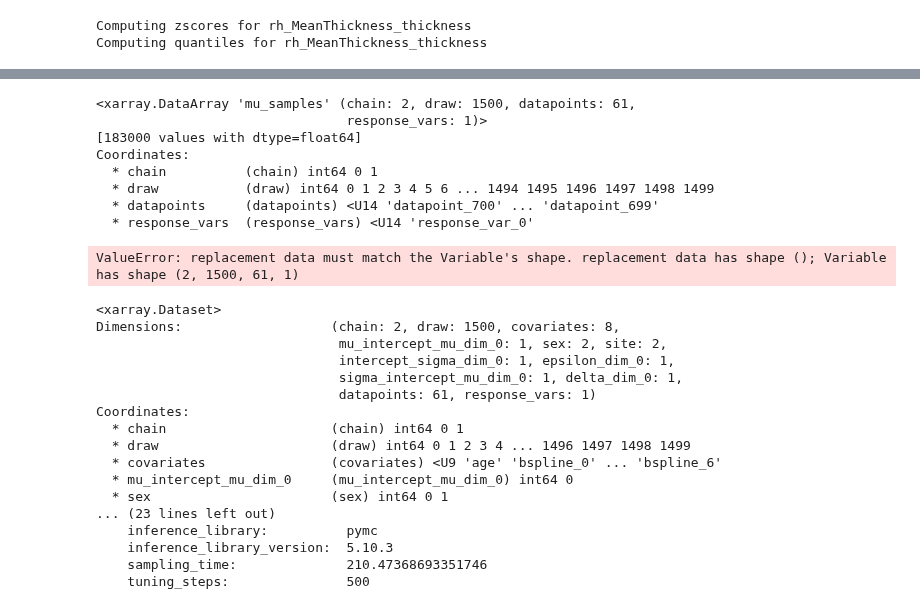
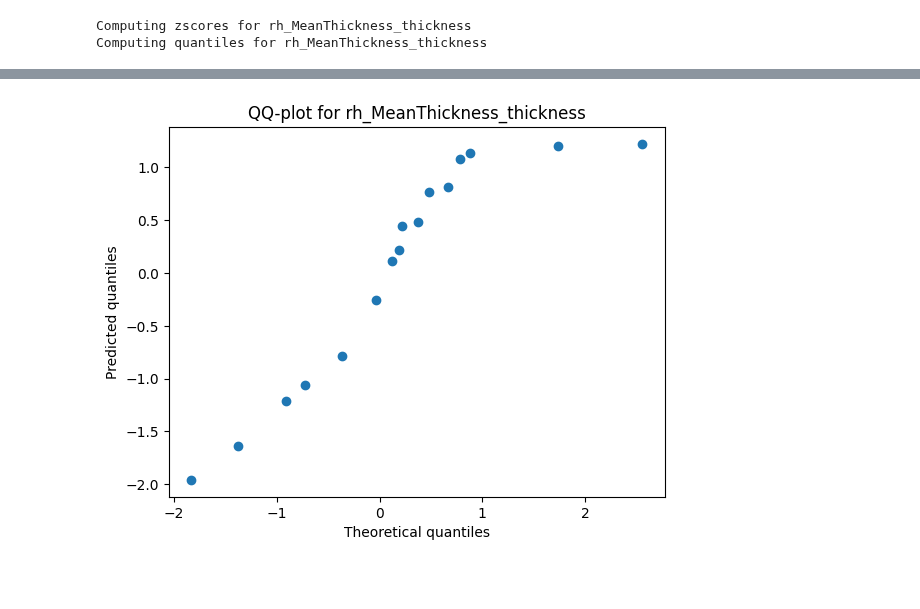
Before and after one commit to amarquand/PCNtoolkit, a Jupyter notebook: example_notebooks/hbr_example.ipynb, the cells around one changed output, grey strips where cells are left out. Saved outputs shown, nothing was run; the diff lists cells and outputs as text; code cells hidden in the pictures; blank space fills up the shorter version.

```diff
--- a/example_notebooks/hbr_example.ipynb
+++ b/example_notebooks/hbr_example.ipynb
@@ -382,35 +341,4 @@ post['mu_samples'] = post.mu_samples.drop_vars(["chain","draw","datapoints","res
-# %%
-post.mu_samples
-# %% [output]
-<xarray.DataArray 'mu_samples' (chain: 2, draw: 1500, datapoints: 61,
-                                response_vars: 1)>
-[183000 values with dtype=float64]
-Coordinates:
-  * chain          (chain) int64 0 1
-  * draw           (draw) int64 0 1 2 3 4 5 6 ... 1494 1495 1496 1497 1498 1499
-  * datapoints     (datapoints) <U14 'datapoint_700' ... 'datapoint_699'
-  * response_vars  (response_vars) <U14 'response_var_0'
-# %%
-post.mu_samples.values = None
-# %% [output]
-ValueError: replacement data must match the Variable's shape. replacement data has shape (); Variable has shape (2, 1500, 61, 1)
-# %%
-post.drop_vars("mu_samples")
-# %% [output]
-<xarray.Dataset>
-Dimensions:                   (chain: 2, draw: 1500, covariates: 8,
-                               mu_intercept_mu_dim_0: 1, sex: 2, site: 2,
-                               intercept_sigma_dim_0: 1, epsilon_dim_0: 1,
-                               sigma_intercept_mu_dim_0: 1, delta_dim_0: 1,
-                               datapoints: 61, response_vars: 1)
-Coordinates:
-  * chain                     (chain) int64 0 1
-  * draw                      (draw) int64 0 1 2 3 4 ... 1496 1497 1498 1499
-  * covariates                (covariates) <U9 'age' 'bspline_0' ... 'bspline_6'
-  * mu_intercept_mu_dim_0     (mu_intercept_mu_dim_0) int64 0
-  * sex                       (sex) int64 0 1
-... (23 lines left out)
-    inference_library:          pymc
-    inference_library_version:  5.10.3
-    sampling_time:              210.47368693351746
-    tuning_steps:               500
+# %%
+transfer_test.plot_qq()
+# %% [output]
+[figure, added]
```
Also changed, not shown: parts of 17 cells of this notebook, 22 other files.
